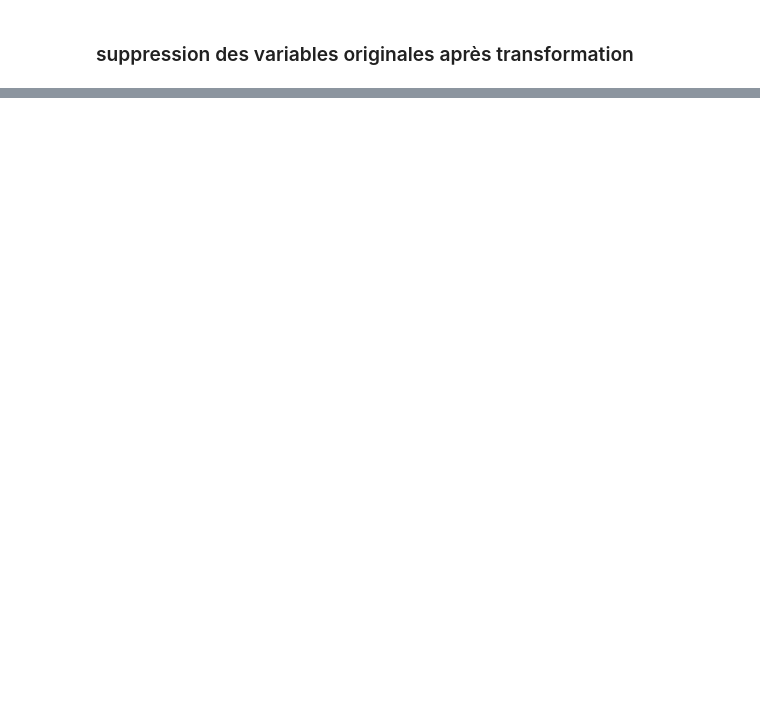
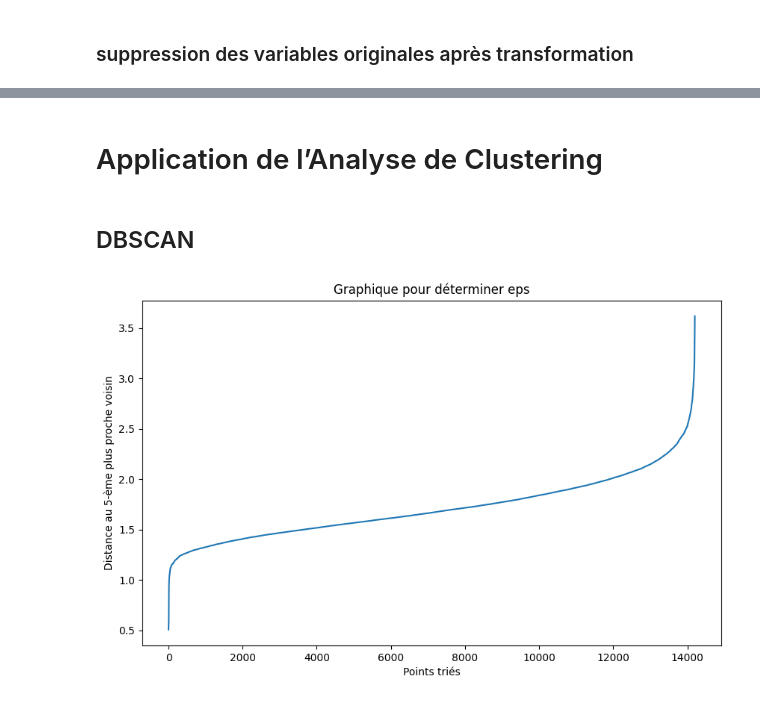
Before and after one commit to chabiadjobo/typologie_chansons_francaises, a Jupyter notebook: typologie.ipynb, the cells around one changed output, grey strips where cells are left out. Cells and saved outputs as stored; diff of their text form; code cells hidden in the pictures; blank space fills up the shorter version.

Commit message:
clustering avec DSCAN, GMM

```diff
--- a/typologie.ipynb
+++ b/typologie.ipynb
@@ -85,0 +201,5 @@ print(frequence_mode)
+# %%
+obtenir_modalite=['key','mode']
+for var in obtenir_modalite:
+    modalites_uniques = data[var].unique()
+    print(f'les modalité de la variable {var} sont {modalites_uniques}')
@@ -314,6 +565,6 @@ def normalize_zscore(df, numeric_cols):
 # %%
-# Sélectionner les colonnes numériques que tu veux normaliser
-numeric_cols = data.select_dtypes(include=[np.number]).columns.tolist()
+# Sélectionner les colonnes numériques que tu veux normaliser en excluant mode et id
+numeric_cols = [col for col in data.columns if col not in ['id', 'mode']]
 
 # Appliquer la normalisation Z-score et afficher les statistiques avant et après
 data_scaled_zscore, stats_before, stats_after = normalize_zscore(data, numeric_cols)
@@ -320,6 +589,6 @@ data_scaled_zscore, stats_before, stats_after = normalize_zscore(data, numeric_c
 # %% [markdown]
 ### suppression des variables originales après transformation
 # %%
-data_scaled_zscore = data_scaled_zscore.drop(columns=['key','loudness', 'speechiness', 'instrumentalness', 'liveness', 'duration_ms', 'outliers_count'], errors='ignore')
+data_scaled_zscore = data_scaled_zscore.drop(columns=['release_year','decenie','key','loudness', 'speechiness', 'instrumentalness', 'liveness', 'duration_ms', 'outliers_count'], errors='ignore')
 # %%
 data_scaled_zscore.info()
@@ -335,0 +695,33 @@ profile.to_file("rapport_after_normalisation.html")
+# %% [markdown]
+# Application de l’Analyse de Clustering
+# %%
+data = data_scaled_zscore.copy()
+
+# Sélection des variables (en excluant 'id')
+features = data[['danceability', 'energy', 'mode', 'acousticness', 'valence',
+                 'tempo', 'key_sin', 'key_cos', 'loudness_winsorized',
+                 'speechiness_log', 'instrumentalness_log', 'liveness_log',
+                 'duration_log']]
+# %% [markdown]
+## DBSCAN
+# %%
+# Choisissez un min_samples raisonnable, par exemple 5
+min_samples = 5
+
+# Calcul des distances aux k plus proches voisins
+neigh = NearestNeighbors(n_neighbors=min_samples)
+nbrs = neigh.fit(features)
+distances, indices = nbrs.kneighbors(features)
+
+# Extraire les distances au k-ème voisin
+k_distances = np.sort(distances[:, min_samples - 1])
+
+# Trace du graphique des distances k-voisins
+plt.figure(figsize=(10, 6))
+plt.plot(k_distances)
+plt.ylabel(f'Distance au {min_samples}-ème plus proche voisin')
+plt.xlabel('Points triés')
+plt.title('Graphique pour déterminer eps')
+plt.show()
+# %% [output]
+[figure, added]
```
Also changed, not shown: parts of 80 cells of this notebook, 19 other files.
